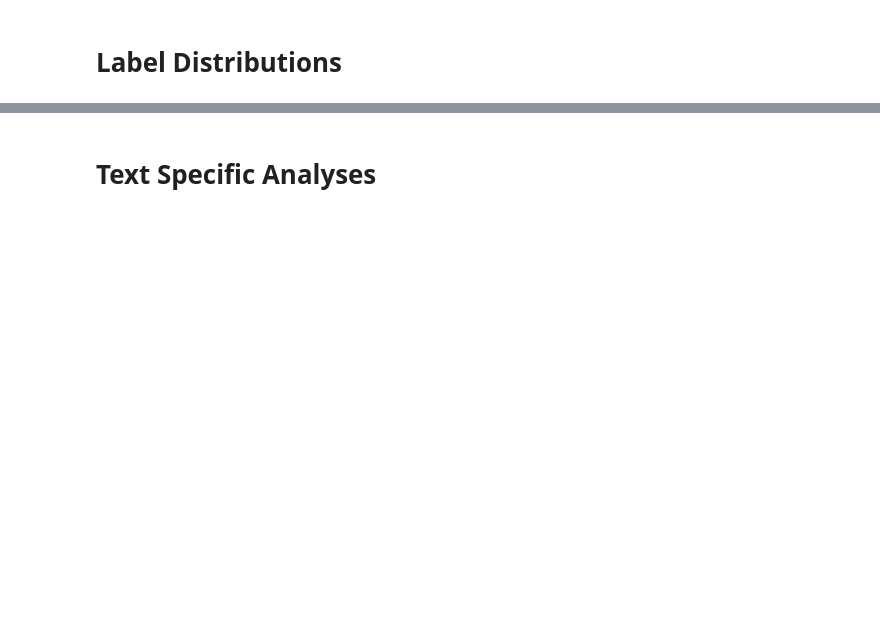
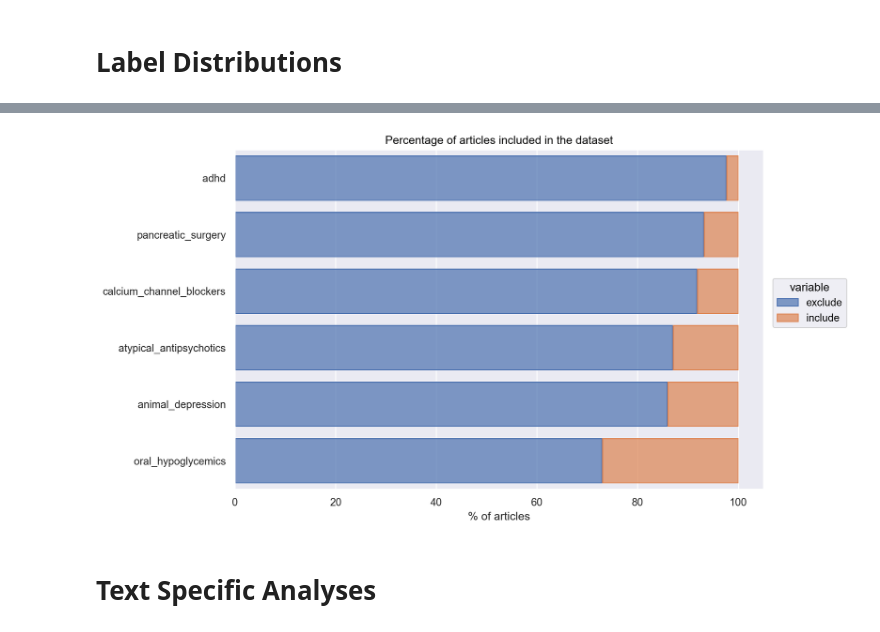
Before and after one commit to MarcoAigner/automated_title_abstract_screening, a Jupyter notebook: chapters/notebooks/3_2_preparation/3_2_2_analysis/3_2_2_analysis.ipynb, the cells around one changed output, grey strips where cells are left out. Drawn from its saved outputs; the diff is of its cells as text; code cells hidden in the pictures; blank space fills up the shorter version.

```diff
--- a/chapters/notebooks/3_2_preparation/3_2_2_analysis/3_2_2_analysis.ipynb
+++ b/chapters/notebooks/3_2_preparation/3_2_2_analysis/3_2_2_analysis.ipynb
@@ -142,3 +131,0 @@ test = test.melt(id_vars=['dataset'], value_vars=['include'])
-# %%
-sns.set_theme()
-sns.countplot(data=test, x='value', hue='dataset', stat='percent')
@@ -175,0 +132,8 @@ includes
+# %%
+frequency_distribution = lambda x: x.value_counts(normalize=True)
+# %%
+distributions = pd.DataFrame({
+    'dataset': subject,
+    'include ': round((df.include.pipe(frequency_distribution)[True] * 100), 2),
+    'exclude': round((df.include.pipe(frequency_distribution)[False] * 100), 2),
+}for subject, df in datasets.items())
@@ -175,0 +154,4 @@ includes
+# %%
+distributions_melted = distributions.melt(id_vars='dataset', value_name='percentage')
+distributions_melted.sort_values(by='percentage', ascending=False, inplace=True)
+distributions_melted
@@ -176,2 +172,11 @@ includes
+# %%
+(
+    so.Plot(data=distributions_melted, y='dataset', x='percentage', color='variable')
+    .add(so.Bar(), so.Stack())
+    .label(y='', x='% of articles', title='Percentage of articles included in the dataset')
+    .layout(size=(10, 6))
+)
+# %% [output]
+[figure, added]
 # %% [markdown]
 # Text Specific Analyses
```
Also changed, not shown: parts of 14 cells of this notebook.
